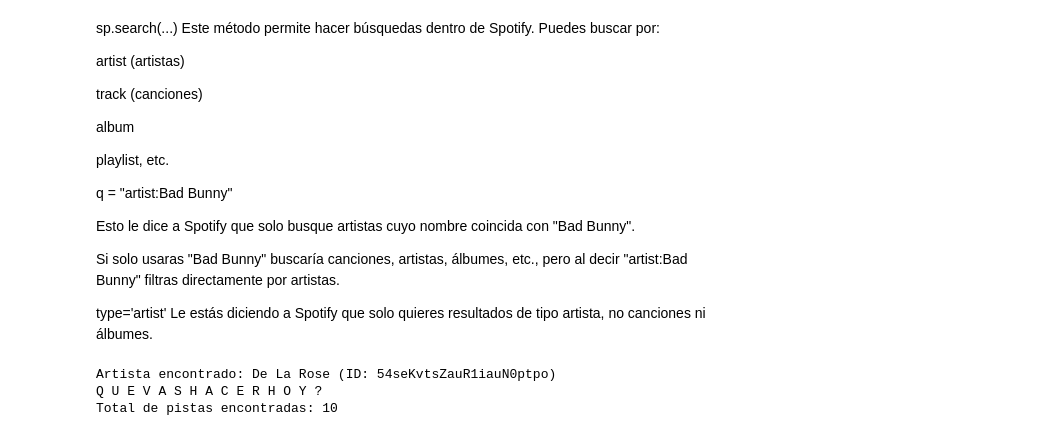
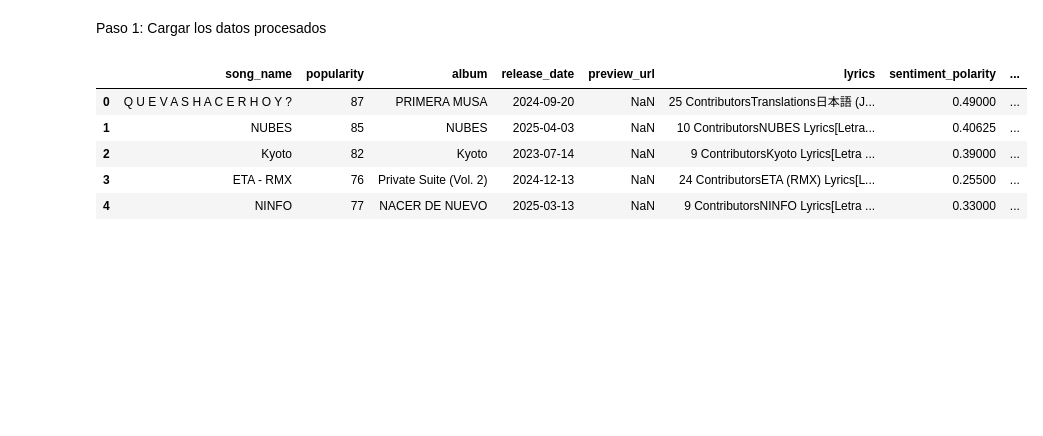
Before and after one commit to Alangh0011/Spotify-GCP, a Jupyter notebook: notebooks/exploratory.ipynb, the cells around one changed output. Cells and saved outputs as stored; diff of their text form; code cells hidden in the pictures; blank space fills up the shorter version.

```diff
--- a/notebooks/exploratory.ipynb
+++ b/notebooks/exploratory.ipynb
@@ -66,31 +1,18 @@ def get_artist_top_tracks(artist_name, country="US"): #Es una función donde ent
-# %% [markdown]
-sp.search(...)
-Este método permite hacer búsquedas dentro de Spotify. Puedes buscar por:
-
-artist (artistas)
-
-track (canciones)
-
-album
-
-playlist, etc.
-
-q = "artist:Bad Bunny"
-
-Esto le dice a Spotify que solo busque artistas cuyo nombre coincida con "Bad Bunny".
-
-Si solo usaras "Bad Bunny" buscaría canciones, artistas, álbumes, etc., pero al decir "artist:Bad Bunny" filtras directamente por artistas.
-
-type='artist'
-Le estás diciendo a Spotify que solo quieres resultados de tipo artista, no canciones ni álbumes.
-# %%
-if __name__ == "__main__":
-    artist_name = "de la rose"
-    country = "US"
-
-    # Obtener las canciones del artista
-    df = get_artist_top_tracks(artist_name, country)
-# %% [output]
-Artista encontrado: De La Rose (ID: 54seKvtsZauR1iauN0ptpo)
-Q U E V A S H A C E R H O Y ?
-Total de pistas encontradas: 10
+# %% [markdown]
+Paso 1: Cargar los datos procesados
+# %%
+import pandas as pd
+
+# Cargar el archivo con letras y análisis de sentimiento
+filename = "../data/de_la_rose_top_tracks_letras_sentiment.csv"  # Cambia el nombre si es necesario
+df = pd.read_csv(filename)
+
+# Mostrar las primeras filas para entender la estructura
+df.head()
+# %% [output]
+|  | song_name | popularity | album | release_date | preview_url | lyrics | sentiment_polarity | ... |
+| 0 | Q U E V A S H A C E R H O Y ? | 87 | PRIMERA MUSA | 2024-09-20 | NaN | 25 ContributorsTranslations日本語 (J... | 0.49000 | ... |
+| 1 | NUBES | 85 | NUBES | 2025-04-03 | NaN | 10 ContributorsNUBES Lyrics[Letra... | 0.40625 | ... |
+| 2 | Kyoto | 82 | Kyoto | 2023-07-14 | NaN | 9 ContributorsKyoto Lyrics[Letra ... | 0.39000 | ... |
+| 3 | ETA - RMX | 76 | Private Suite (Vol. 2) | 2024-12-13 | NaN | 24 ContributorsETA (RMX) Lyrics[L... | 0.25500 | ... |
+| 4 | NINFO | 77 | NACER DE NUEVO | 2025-03-13 | NaN | 9 ContributorsNINFO Lyrics[Letra ... | 0.33000 | ... |
```
Also changed, not shown: parts of 10 cells of this notebook, 7 other files.
